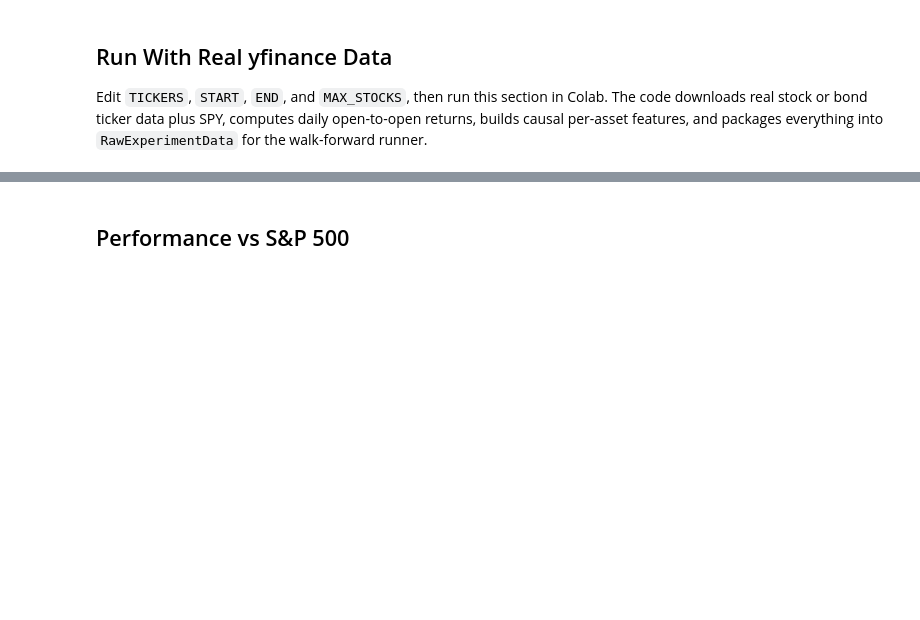
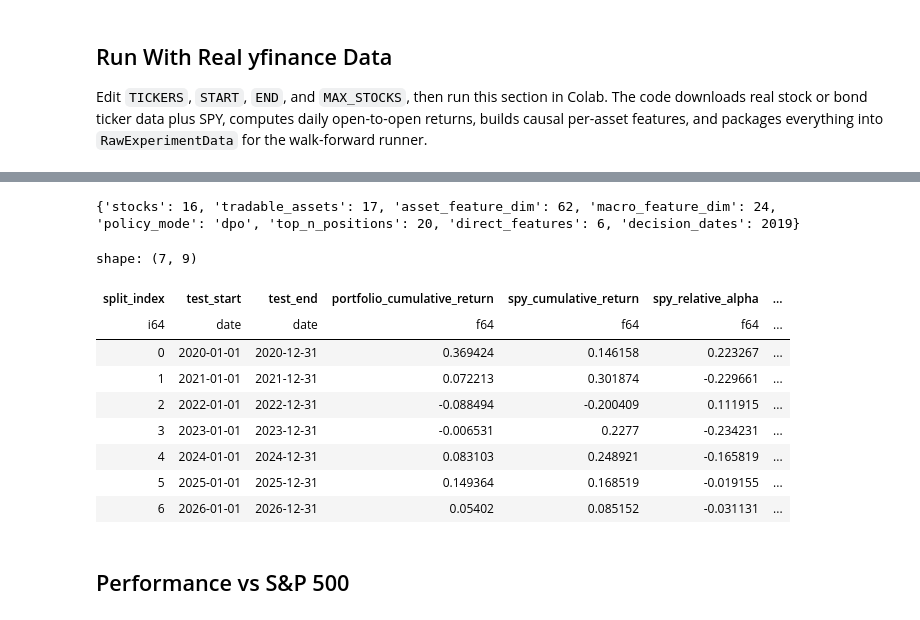
Before and after one commit to nidarshans/FINRL, a Jupyter notebook: notebooks/colab_walk_forward.ipynb, the cells around one changed output, grey strips where cells are left out. Cells and saved outputs as stored; diff of their text form; code cells hidden in the pictures; blank space fills up the shorter version.

```diff
--- a/notebooks/colab_walk_forward.ipynb
+++ b/notebooks/colab_walk_forward.ipynb
@@ -61,7 +61,7 @@ Edit `TICKERS`, `START`, `END`, and `MAX_STOCKS`, then run this section in Colab
 TICKERS = [
     "XLC", "XLY", "XLP", "XLE", "XLF",
     "XLV", "XLI", "XLB", "XLRE", "XLK", "XLU",
-    "BIL", "IAU", "SLV", "XBI"
+    "BIL", "IAU", "SLV", "XBI", "SPY"
 ]
 MAX_STOCKS = len(TICKERS)  # set to 100 after pasting your full universe
 START = "2017-01-01"
@@ -148,7 +165,20 @@ def make_real_yfinance_data() -> RawExperimentData:
     )
     features = build_feature_bundle(
         market_bundle,
-        FeatureConfig(spectral_dim=20, use_spectral_features=False, include_hawkes=False),
+        FeatureConfig(
+            accumulation_window=40,
+            klinger_fast_span=34,
+            klinger_slow_span=55,
+            klinger_signal_span=13,
+            macd_fast_span=12,
+            macd_slow_span=26,
+            macd_signal_span=9,
+            mr_ewma_span=50,
+            mr_vol_window=50,
+            spectral_dim=20,
+            use_spectral_features=False,
+            include_hawkes=False,
+        ),
     )
 
     stock_returns = _returns_wide(
@@ -176,48 +224,60 @@ routing = selected_direct_allocation_indices(raw_data.features.asset_feature_col
 # top N risky positions, preserve cash, and renormalize the executed portfolio.
 # Set to None to trade the full dense allocation.
 POLICY_MODE = "dpo"  # "dpo" or "equal_weight"
-TOP_N_POSITIONS = 5
+TOP_N_POSITIONS = 20
 
 config = ExperimentConfig(
-    walk_forward=WalkForwardConfig(train_years=5, test_years=1, step_years=1),
+    walk_forward=WalkForwardConfig(train_years=2, test_years=1, step_years=1),
     preprocessing=PreprocessingConfig(rolling_window=252),
     dpo=DPOConfig(
         learning_rate=3e-4,
-        num_epochs=10,
+        num_epochs=50,
         batch_size=32,
         transaction_cost_bps=10.0,
         lambda_turnover=0.0,
-        lambda_drawdown=0.003,
-        lambda_concentration=0.01,
-        allocation_hidden_dims=(),
+        lambda_drawdown=0.0,
+        lambda_concentration=0.0,
+        allocation_hidden_dims=(8, 16, 8, 4),
         allocation_hidden_activation="tanh",
         allocation_output_activation="identity",
         allocation_use_layer_norm=True,
         simplex_activation="sparsemax",
     ),
     env=EnvConfig(
         sortino_target_return=0.0,
         sortino_downside_penalty=0.0,
         top_n_positions=TOP_N_POSITIONS,
     ),
     enable_dpo=POLICY_MODE == "dpo",
     rebalance_frequency=REBALANCE_FREQUENCY,
-    seed=7,
+    seed=5,
 )
 
 print({
     "stocks": n_stocks,
     "tradable_assets": n_tradable_assets,
     "asset_feature_dim": asset_feature_dim,
     "macro_feature_dim": macro_feature_dim,
     "policy_mode": POLICY_MODE,
     "top_n_positions": TOP_N_POSITIONS,
     "direct_features": len(routing.direct_allocation_indices),
     "decision_dates": len(raw_data.features.decision_dates),
 })
 
 result = run_walk_forward_experiment(raw_data, config)
 metrics_to_frame(result)
+# %% [output]
+{'stocks': 16, 'tradable_assets': 17, 'asset_feature_dim': 62, 'macro_feature_dim': 24, 'policy_mode': 'dpo', 'top_n_positions': 20, 'direct_features': 6, 'decision_dates': 2019}
+shape: (7, 9)
+| split_index | test_start | test_end | portfolio_cumulative_return | spy_cumulative_return | spy_relative_alpha | ... |
+| i64 | date | date | f64 | f64 | f64 | ... |
+| 0 | 2020-01-01 | 2020-12-31 | 0.369424 | 0.146158 | 0.223267 | ... |
+| 1 | 2021-01-01 | 2021-12-31 | 0.072213 | 0.301874 | -0.229661 | ... |
+| 2 | 2022-01-01 | 2022-12-31 | -0.088494 | -0.200409 | 0.111915 | ... |
+| 3 | 2023-01-01 | 2023-12-31 | -0.006531 | 0.2277 | -0.234231 | ... |
+| 4 | 2024-01-01 | 2024-12-31 | 0.083103 | 0.248921 | -0.165819 | ... |
+| 5 | 2025-01-01 | 2025-12-31 | 0.149364 | 0.168519 | -0.019155 | ... |
+| 6 | 2026-01-01 | 2026-12-31 | 0.05402 | 0.085152 | -0.031131 | ... |
 # %% [markdown]
 ## Performance vs S&P 500
 # %%
```
Also changed, not shown: parts of 2 cells of this notebook, 11 other files.
